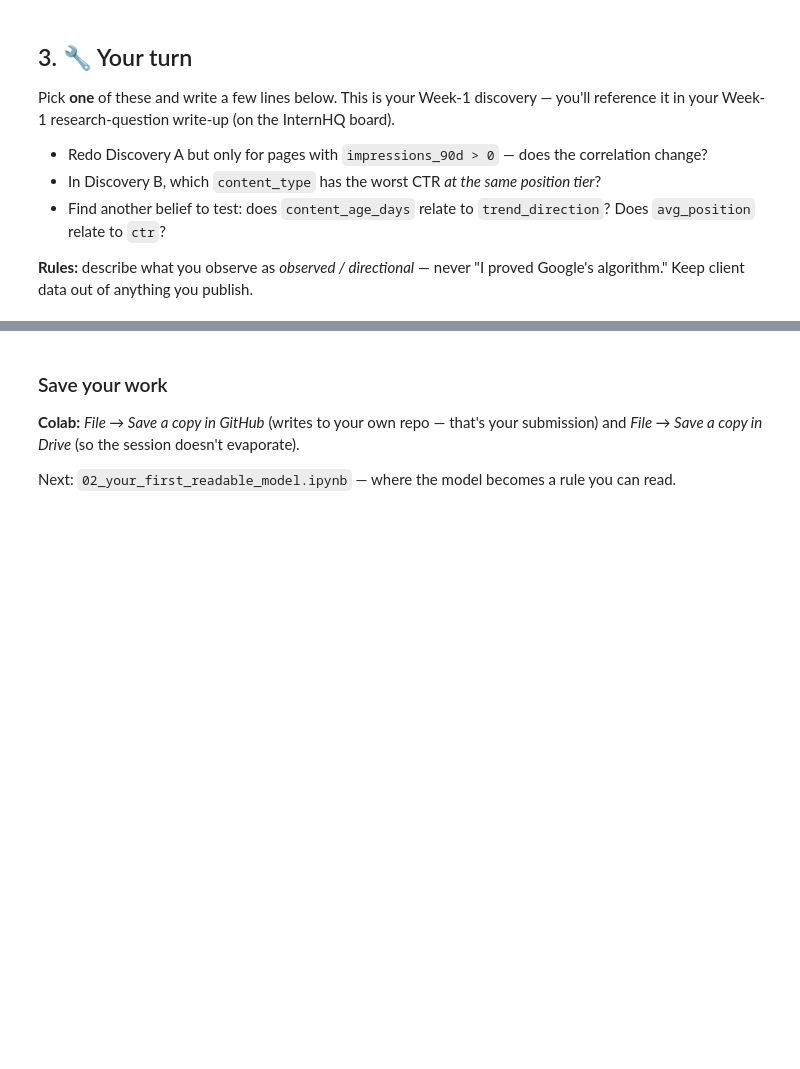
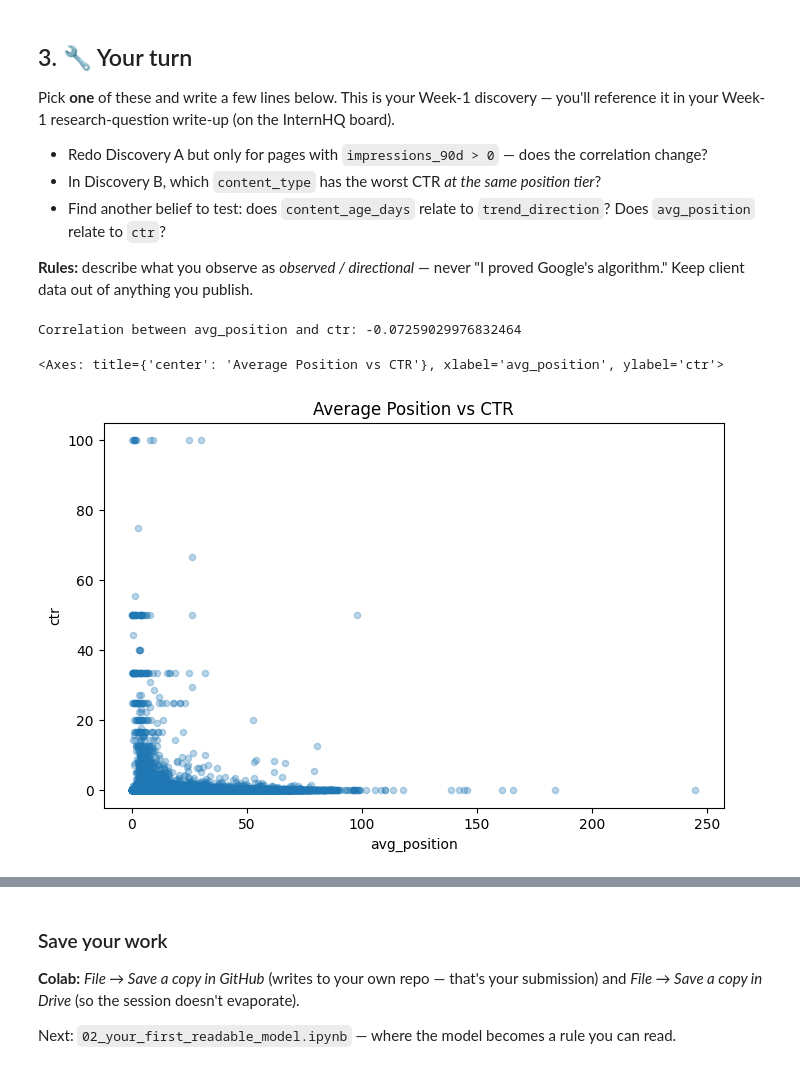
Before and after one commit to Mo7amed-79/flyrank-ml-internship, a Jupyter notebook: notebooks/01_first_look_and_discovery.ipynb, the cells around one changed output, grey strips where cells are left out. Drawn from its saved outputs; the diff is of its cells as text; code cells hidden in the pictures; blank space fills up the shorter version.

Commit message:
Complete notebook 01 and Week 1 discovery

```diff
--- a/notebooks/01_first_look_and_discovery.ipynb
+++ b/notebooks/01_first_look_and_discovery.ipynb
@@ -96,4 +150,20 @@ Pick **one** of these and write a few lines below. This is your Week-1 discovery
 
 **Rules:** describe what you observe as *observed / directional* — never "I proved Google's algorithm." Keep client data out of anything you publish.
 # %%
-# Your discovery here
+analysis_df = df[["avg_position", "ctr"]].dropna()
+
+correlation = analysis_df["avg_position"].corr(analysis_df["ctr"])
+
+print("Correlation between avg_position and ctr:", correlation)
+
+analysis_df.plot.scatter(
+    x="avg_position",
+    y="ctr",
+    alpha=0.3,
+    figsize=(8, 5),
+    title="Average Position vs CTR"
+)
+# %% [output]
+Correlation between avg_position and ctr: -0.07259029976832464
+<Axes: title={'center': 'Average Position vs CTR'}, xlabel='avg_position', ylabel='ctr'>
+[figure, added]
```
Also changed, not shown: parts of 9 cells of this notebook.
